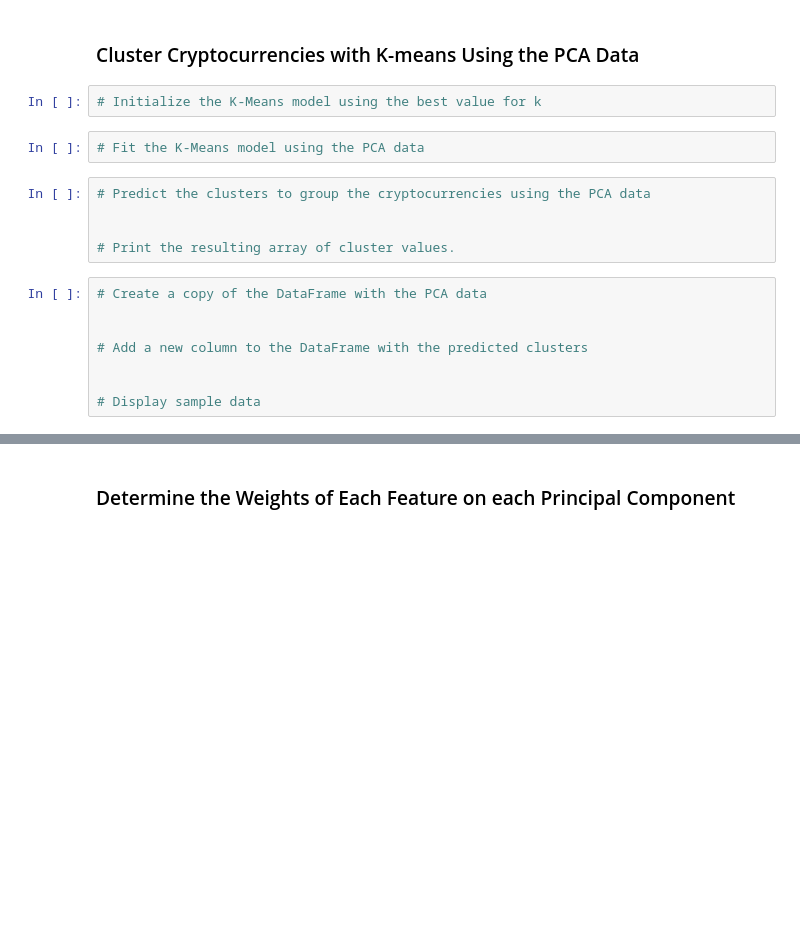
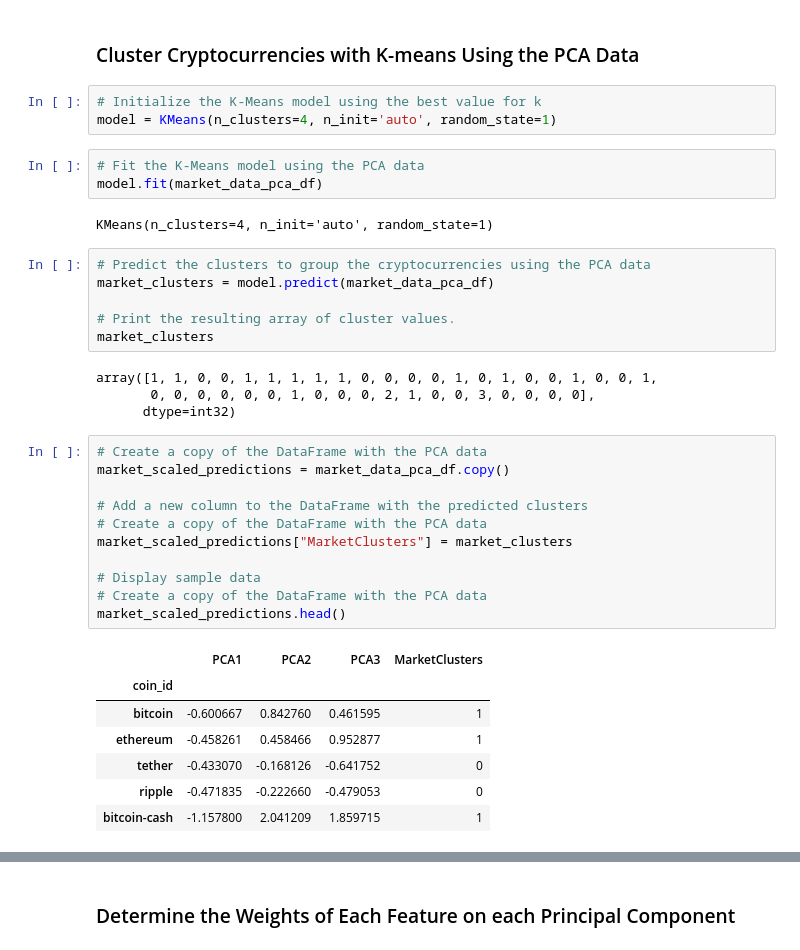
Before and after one commit to leonej01/CryptoClustering, a Jupyter notebook: Starter_Code/Crypto_Clustering.ipynb, the cells around one changed output, grey strips where cells are left out. Saved outputs shown, nothing was run; the diff lists cells and outputs as text; blank space fills up the shorter version.

```diff
--- a/Starter_Code/Crypto_Clustering.ipynb
+++ b/Starter_Code/Crypto_Clustering.ipynb
@@ -309,20 +308,40 @@ df_elbow.plot.line(
 ### Cluster Cryptocurrencies with K-means Using the PCA Data
 # %%
 # Initialize the K-Means model using the best value for k
+model = KMeans(n_clusters=4, n_init='auto', random_state=1)
 # %%
 # Fit the K-Means model using the PCA data
+model.fit(market_data_pca_df)
+# %% [output]
+KMeans(n_clusters=4, n_init='auto', random_state=1)
 # %%
 # Predict the clusters to group the cryptocurrencies using the PCA data
-
+market_clusters = model.predict(market_data_pca_df)
 
 # Print the resulting array of cluster values.
+market_clusters
+# %% [output]
+array([1, 1, 0, 0, 1, 1, 1, 1, 1, 0, 0, 0, 0, 1, 0, 1, 0, 0, 1, 0, 0, 1,
+       0, 0, 0, 0, 0, 0, 1, 0, 0, 0, 2, 1, 0, 0, 3, 0, 0, 0, 0],
+      dtype=int32)
 # %%
 # Create a copy of the DataFrame with the PCA data
-
+market_scaled_predictions = market_data_pca_df.copy()
 
 # Add a new column to the DataFrame with the predicted clusters
-
+# Create a copy of the DataFrame with the PCA data
+market_scaled_predictions["MarketClusters"] = market_clusters
 
 # Display sample data
+# Create a copy of the DataFrame with the PCA data
+market_scaled_predictions.head()
+# %% [output]
+|  | PCA1 | PCA2 | PCA3 | MarketClusters |
+| coin_id |  |  |  |  |
+| bitcoin | -0.600667 | 0.842760 | 0.461595 | 1 |
+| ethereum | -0.458261 | 0.458466 | 0.952877 | 1 |
+| tether | -0.433070 | -0.168126 | -0.641752 | 0 |
+| ripple | -0.471835 | -0.222660 | -0.479053 | 0 |
+| bitcoin-cash | -1.157800 | 2.041209 | 1.859715 | 1 |
 # %%
 # Create a scatter plot using hvPlot by setting `x="PCA1"` and `y="PCA2"`.
```
Also changed, not shown: parts of 3 cells of this notebook.
